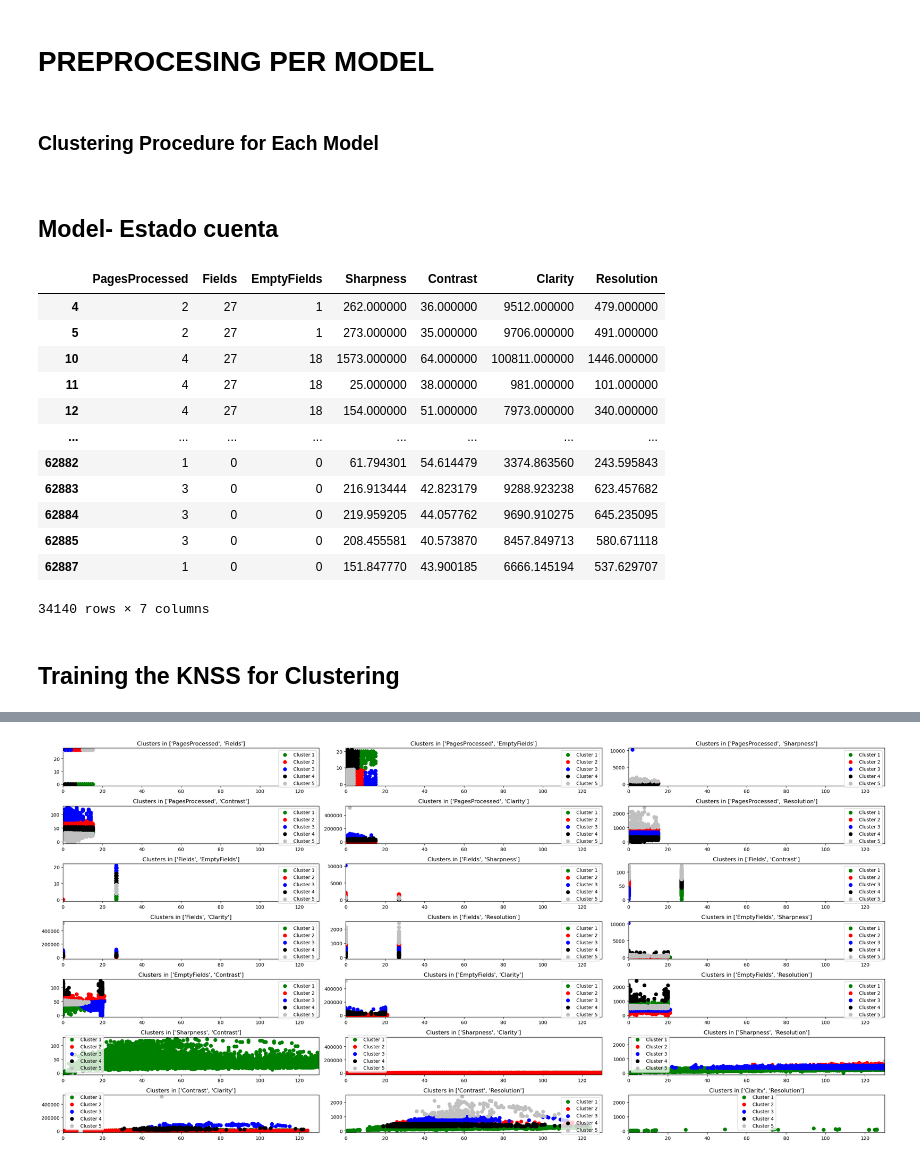
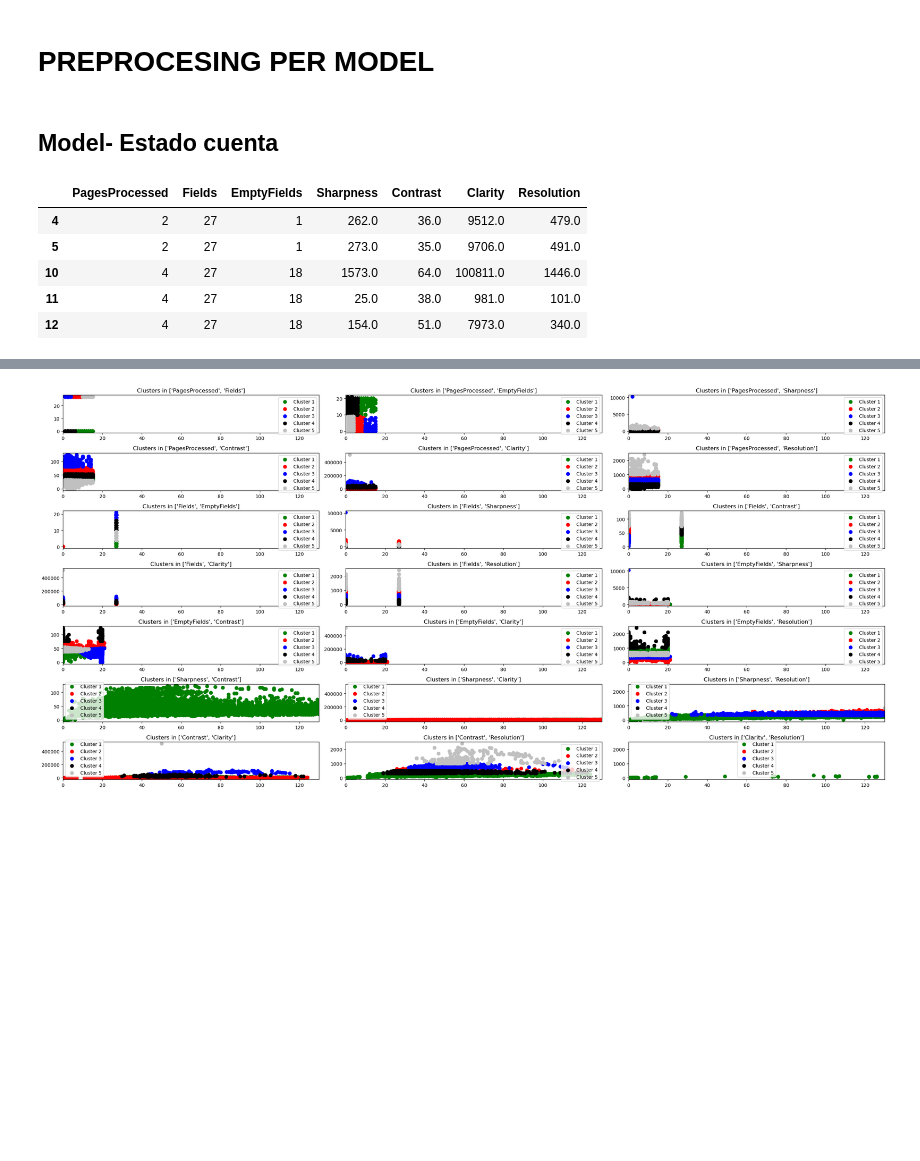
Before and after one commit to Jesus2342/IntProject_Team8, a Jupyter notebook: IntProject_Team8/notebooks/Alt_Models_Act4.ipynb, the cells around one changed output, grey strips where cells are left out. Drawn from its saved outputs; the diff is of its cells as text; code cells hidden in the pictures; blank space fills up the shorter version.

```diff
--- a/IntProject_Team8/notebooks/Alt_Models_Act4.ipynb
+++ b/IntProject_Team8/notebooks/Alt_Models_Act4.ipynb
@@ -96,13 +97,6 @@ df_addy = kmean_func.col_filter(df, "Model", "comprobante_domicilio")
 df_lib = kmean_func.col_filter(df, "Model", "carta_libranza")
 # %% [markdown]
 # PREPROCESING PER MODEL
-# %% [markdown]
-<small>
-
-## Clustering Procedure for Each Model
-
-
-</small>
 # %%
 df_edo_cta.drop(columns=["Model","ClassId"], inplace=True)
 df_nom.drop(columns=["Model","ClassId"], inplace=True)
@@ -111,20 +115,11 @@ df_addy.drop(columns=["Model","ClassId"], inplace=True)
 # %% [markdown]
 ## Model- Estado cuenta
 # %%
-df_edo_cta
+df_edo_cta.head()
 # %% [output]
 |  | PagesProcessed | Fields | EmptyFields | Sharpness | Contrast | Clarity | Resolution |
-| 4 | 2 | 27 | 1 | 262.000000 | 36.000000 | 9512.000000 | 479.000000 |
-| 5 | 2 | 27 | 1 | 273.000000 | 35.000000 | 9706.000000 | 491.000000 |
-| 10 | 4 | 27 | 18 | 1573.000000 | 64.000000 | 100811.000000 | 1446.000000 |
-| 11 | 4 | 27 | 18 | 25.000000 | 38.000000 | 981.000000 | 101.000000 |
-| 12 | 4 | 27 | 18 | 154.000000 | 51.000000 | 7973.000000 | 340.000000 |
-| ... | ... | ... | ... | ... | ... | ... | ... |
-| 62882 | 1 | 0 | 0 | 61.794301 | 54.614479 | 3374.863560 | 243.595843 |
-| 62883 | 3 | 0 | 0 | 216.913444 | 42.823179 | 9288.923238 | 623.457682 |
-| 62884 | 3 | 0 | 0 | 219.959205 | 44.057762 | 9690.910275 | 645.235095 |
-| 62885 | 3 | 0 | 0 | 208.455581 | 40.573870 | 8457.849713 | 580.671118 |
-| 62887 | 1 | 0 | 0 | 151.847770 | 43.900185 | 6666.145194 | 537.629707 |
+| 4 | 2 | 27 | 1 | 262.0 | 36.0 | 9512.0 | 479.0 |
+| 5 | 2 | 27 | 1 | 273.0 | 35.0 | 9706.0 | 491.0 |
+| 10 | 4 | 27 | 18 | 1573.0 | 64.0 | 100811.0 | 1446.0 |
+| 11 | 4 | 27 | 18 | 25.0 | 38.0 | 981.0 | 101.0 |
+| 12 | 4 | 27 | 18 | 154.0 | 51.0 | 7973.0 | 340.0 |
-34140 rows × 7 columns
-# %% [markdown]
-## Training the KNSS for Clustering
```
Also changed, not shown: parts of 55 cells of this notebook.
